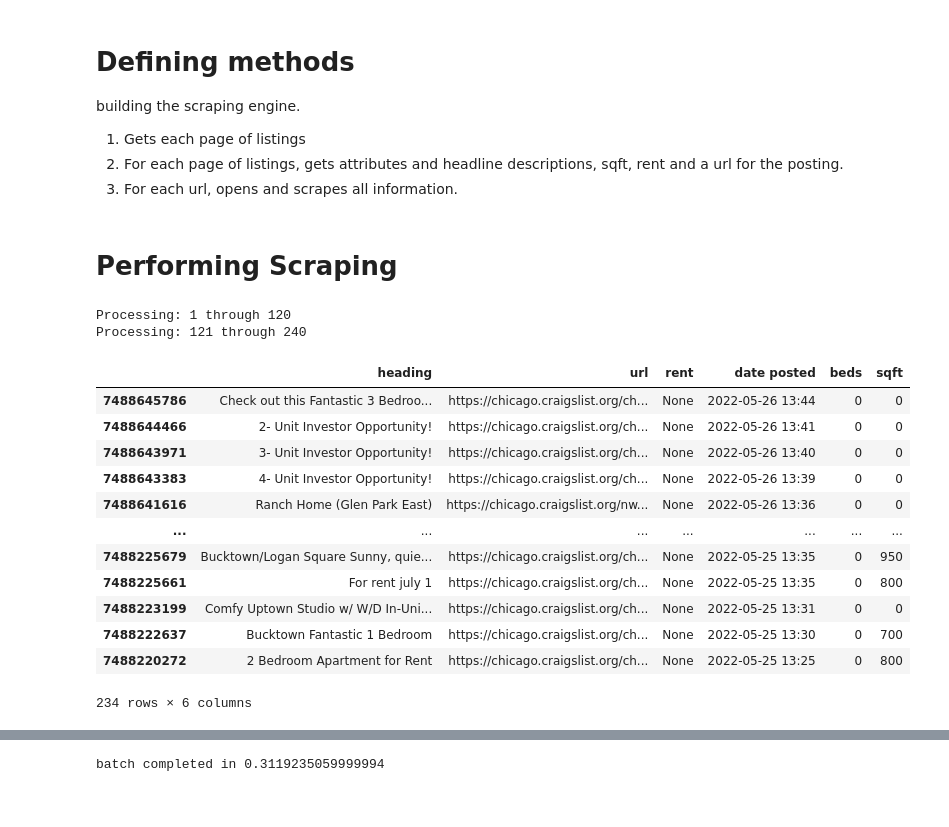
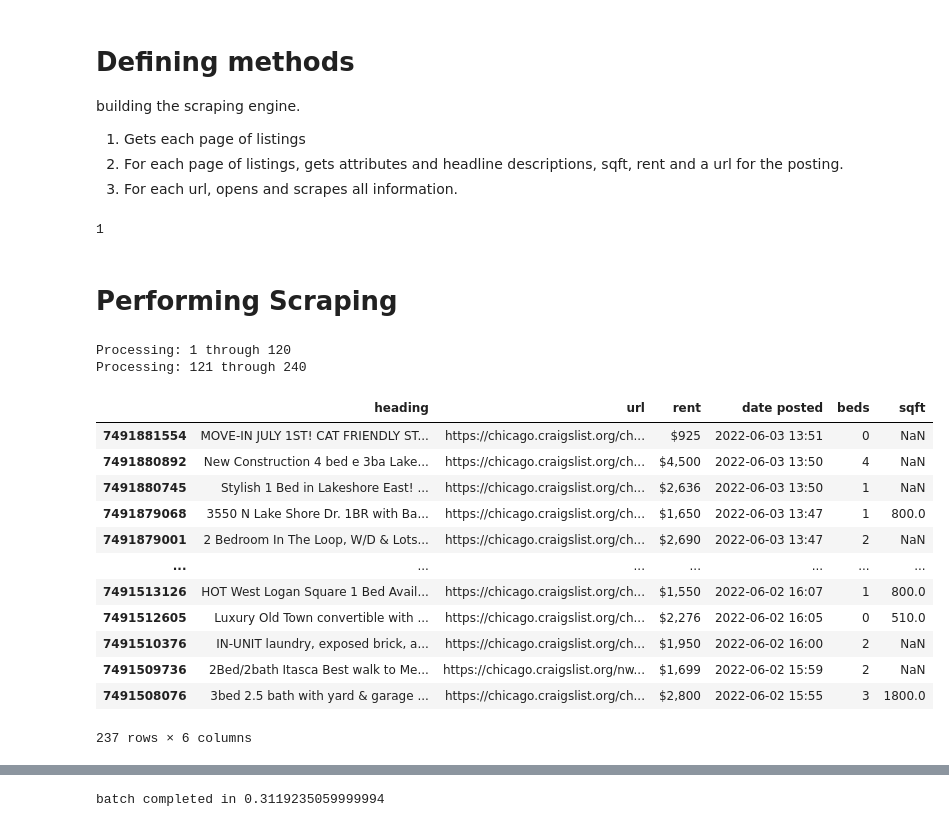
Before and after one commit to gbwiersum/CLApartmentScraper, a Jupyter notebook: CLScraper.ipynb, the cells around one changed output, grey strips where cells are left out. Cells and saved outputs as stored; diff of their text form; code cells hidden in the pictures.

Commit message:
*maybe* fixed listing scraping issues.

```diff
--- a/CLScraper.ipynb
+++ b/CLScraper.ipynb
@@ -47,6 +47,10 @@ building the scraping engine.
 1.   Gets each page of listings
 2.   For each page of listings, gets attributes and headline descriptions, sqft, rent and a url for the posting.
 3. For each url, opens and scrapes all information.
+# %%
+ min([1,2])
+# %% [output]
+1
 # %%
 # Open a browser instance.
 def start_browser():
@@ -228,25 +206,22 @@ def build_listing_set(url_series, cooldown=0,):
 # %% [markdown]
 # Performing Scraping
 # %%
-listingdf = get_listings('https://chicago.craigslist.org/search/apa', pages=-1, cooldown=5)
-listingdf.columns = ['heading', 'url', 'rent', 'date posted', 'beds', 'sqft']
-build_listing_set(listingdf['url'], cooldown=5)
+browser=start_browser()
+listingdf = get_listings('https://chicago.craigslist.org/search/apa', results=121, cooldown=5)
+listingdf
 # %% [output]
 Processing: 1 through 120
 Processing: 121 through 240
+|  | heading | url | rent | date posted | beds | sqft |
+| 7491881554 | MOVE-IN JULY 1ST! CAT FRIENDLY ST... | https://chicago.craigslist.org/ch... | $925 | 2022-06-03 13:51 | 0 | NaN |
+| 7491880892 | New Construction 4 bed e 3ba Lake... | https://chicago.craigslist.org/ch... | $4,500 | 2022-06-03 13:50 | 4 | NaN |
+| 7491880745 | Stylish 1 Bed in Lakeshore East! ... | https://chicago.craigslist.org/ch... | $2,636 | 2022-06-03 13:50 | 1 | NaN |
+| 7491879068 | 3550 N Lake Shore Dr. 1BR with Ba... | https://chicago.craigslist.org/ch... | $1,650 | 2022-06-03 13:47 | 1 | 800.0 |
+| 7491879001 | 2 Bedroom In The Loop, W/D & Lots... | https://chicago.craigslist.org/ch... | $2,690 | 2022-06-03 13:47 | 2 | NaN |
+| ... | ... | ... | ... | ... | ... | ... |
+| 7491513126 | HOT West Logan Square 1 Bed Avail... | https://chicago.craigslist.org/ch... | $1,550 | 2022-06-02 16:07 | 1 | 800.0 |
+| 7491512605 | Luxury Old Town convertible with ... | https://chicago.craigslist.org/ch... | $2,276 | 2022-06-02 16:05 | 0 | 510.0 |
+| 7491510376 | IN-UNIT laundry, exposed brick, a... | https://chicago.craigslist.org/ch... | $1,950 | 2022-06-02 16:00 | 2 | NaN |
+| 7491509736 | 2Bed/2bath Itasca Best walk to Me... | https://chicago.craigslist.org/nw... | $1,699 | 2022-06-02 15:59 | 2 | NaN |
+| 7491508076 | 3bed 2.5 bath with yard & garage ... | https://chicago.craigslist.org/ch... | $2,800 | 2022-06-02 15:55 | 3 | 1800.0 |
+237 rows × 6 columns
-# %%
-listingdf
-# %% [output]
-|  | heading | url | rent | date posted | beds | sqft |
-| 7488645786 | Check out this Fantastic 3 Bedroo... | https://chicago.craigslist.org/ch... | None | 2022-05-26 13:44 | 0 | 0 |
-| 7488644466 | 2- Unit Investor Opportunity! | https://chicago.craigslist.org/ch... | None | 2022-05-26 13:41 | 0 | 0 |
-| 7488643971 | 3- Unit Investor Opportunity! | https://chicago.craigslist.org/ch... | None | 2022-05-26 13:40 | 0 | 0 |
-| 7488643383 | 4- Unit Investor Opportunity! | https://chicago.craigslist.org/ch... | None | 2022-05-26 13:39 | 0 | 0 |
-| 7488641616 | Ranch Home (Glen Park East) | https://chicago.craigslist.org/nw... | None | 2022-05-26 13:36 | 0 | 0 |
-| ... | ... | ... | ... | ... | ... | ... |
-| 7488225679 | Bucktown/Logan Square Sunny, quie... | https://chicago.craigslist.org/ch... | None | 2022-05-25 13:35 | 0 | 950 |
-| 7488225661 | For rent july 1 | https://chicago.craigslist.org/ch... | None | 2022-05-25 13:35 | 0 | 800 |
-| 7488223199 | Comfy Uptown Studio w/ W/D In-Uni... | https://chicago.craigslist.org/ch... | None | 2022-05-25 13:31 | 0 | 0 |
-| 7488222637 | Bucktown Fantastic 1 Bedroom | https://chicago.craigslist.org/ch... | None | 2022-05-25 13:30 | 0 | 700 |
-| 7488220272 | 2 Bedroom Apartment for Rent | https://chicago.craigslist.org/ch... | None | 2022-05-25 13:25 | 0 | 800 |
-234 rows × 6 columns
```
Also changed, not shown: parts of 5 cells of this notebook.
